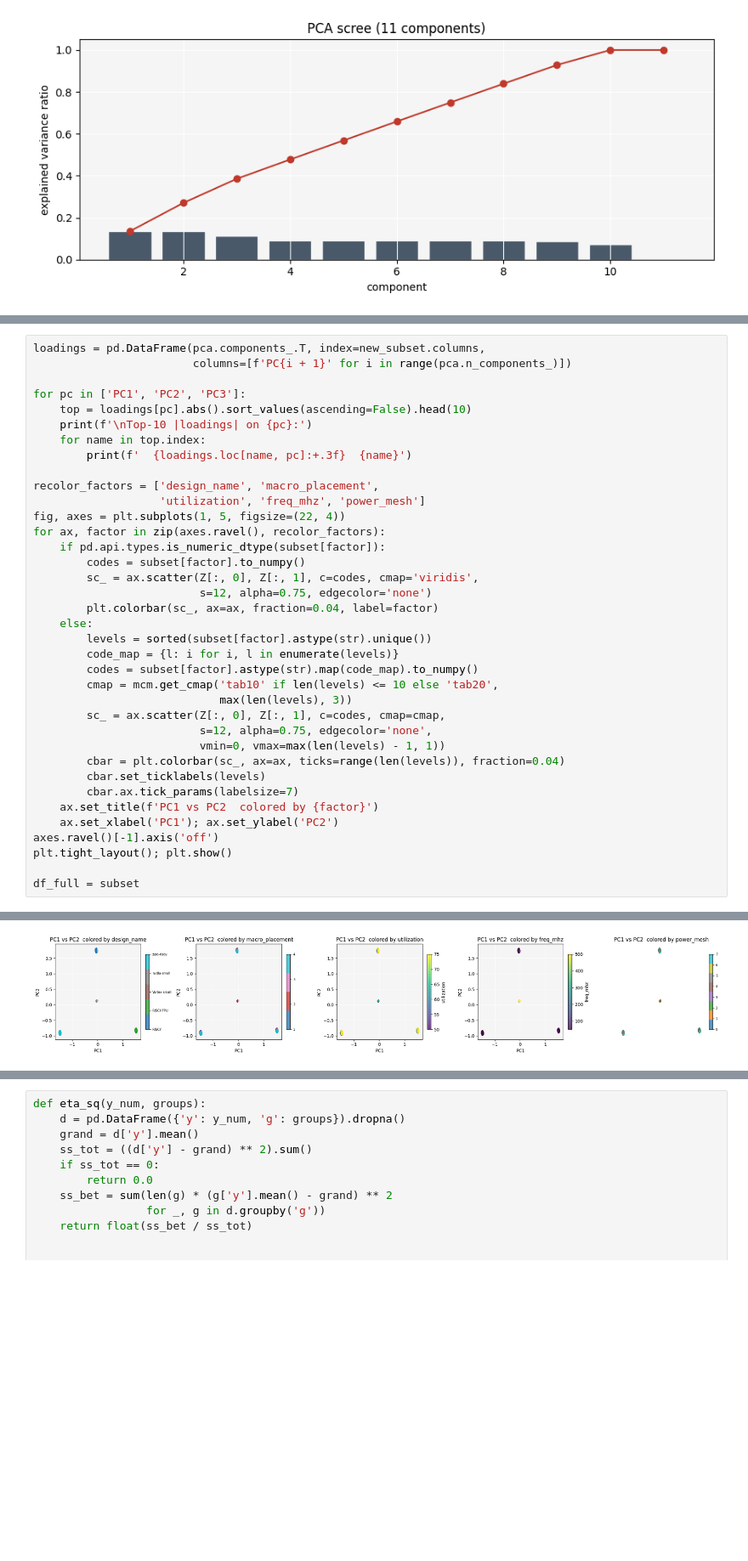
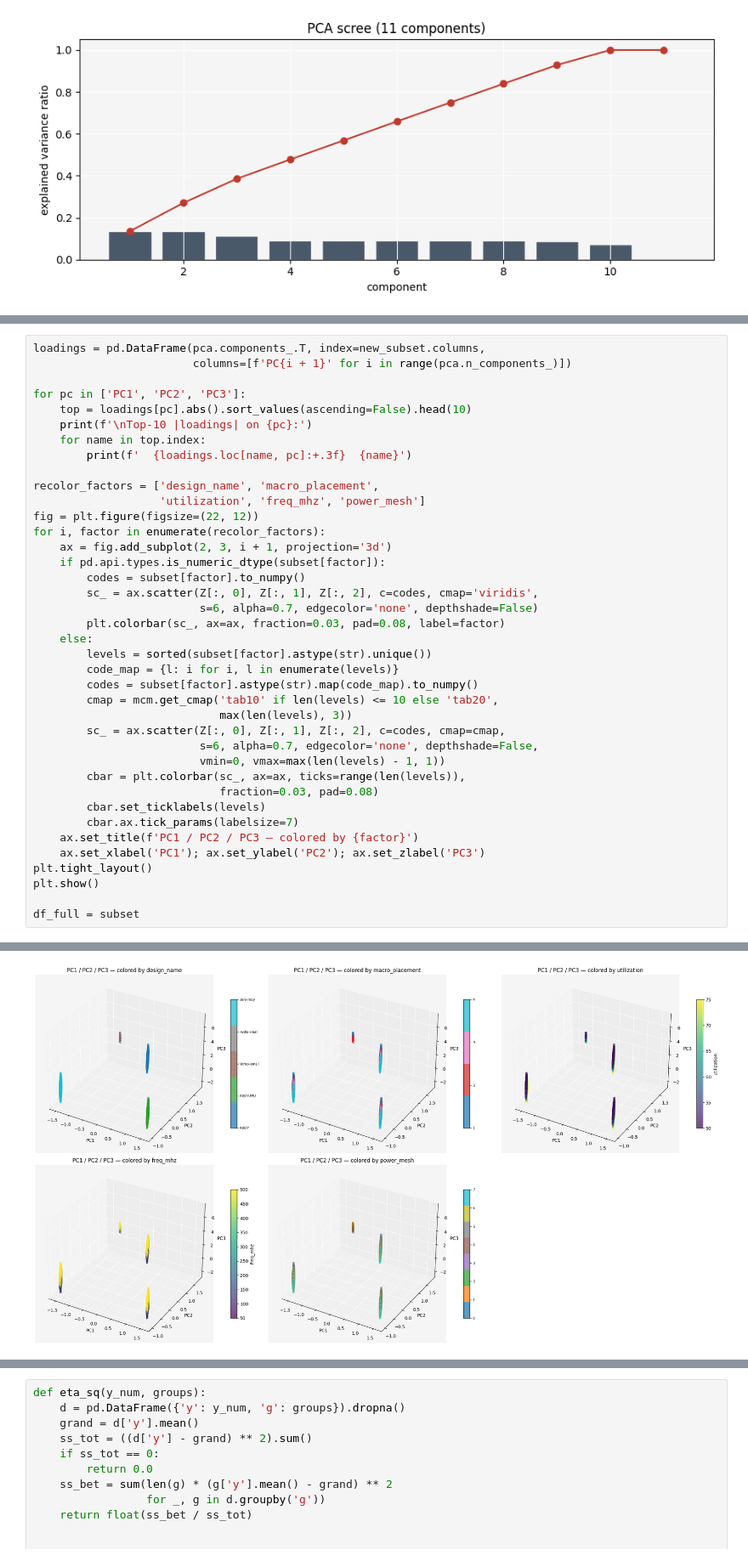
Before and after one commit to beppSpedicato/CircuitNet, a Jupyter notebook: dataset_description_and_partitioning/feature_axis_validation_N14.ipynb, the cells around one changed output, grey strips where cells are left out. Shown at 85% size. Saved outputs shown, nothing was run; the diff lists cells and outputs as text; blank space fills up the shorter version.

```diff
--- a/dataset_description_and_partitioning/feature_axis_validation_N14.ipynb
+++ b/dataset_description_and_partitioning/feature_axis_validation_N14.ipynb
@@ -357,50 +297,52 @@ for pc in ['PC1', 'PC2', 'PC3']:
 
 recolor_factors = ['design_name', 'macro_placement',
                    'utilization', 'freq_mhz', 'power_mesh']
-fig, axes = plt.subplots(1, 5, figsize=(22, 4))
-for ax, factor in zip(axes.ravel(), recolor_factors):
+fig = plt.figure(figsize=(22, 12))
+for i, factor in enumerate(recolor_factors):
+    ax = fig.add_subplot(2, 3, i + 1, projection='3d')
     if pd.api.types.is_numeric_dtype(subset[factor]):
         codes = subset[factor].to_numpy()
-        sc_ = ax.scatter(Z[:, 0], Z[:, 1], c=codes, cmap='viridis',
-                         s=12, alpha=0.75, edgecolor='none')
-        plt.colorbar(sc_, ax=ax, fraction=0.04, label=factor)
+        sc_ = ax.scatter(Z[:, 0], Z[:, 1], Z[:, 2], c=codes, cmap='viridis',
+                         s=6, alpha=0.7, edgecolor='none', depthshade=False)
+        plt.colorbar(sc_, ax=ax, fraction=0.03, pad=0.08, label=factor)
     else:
         levels = sorted(subset[factor].astype(str).unique())
         code_map = {l: i for i, l in enumerate(levels)}
         codes = subset[factor].astype(str).map(code_map).to_numpy()
         cmap = mcm.get_cmap('tab10' if len(levels) <= 10 else 'tab20',
                             max(len(levels), 3))
-        sc_ = ax.scatter(Z[:, 0], Z[:, 1], c=codes, cmap=cmap,
-                         s=12, alpha=0.75, edgecolor='none',
+        sc_ = ax.scatter(Z[:, 0], Z[:, 1], Z[:, 2], c=codes, cmap=cmap,
+                         s=6, alpha=0.7, edgecolor='none', depthshade=False,
                          vmin=0, vmax=max(len(levels) - 1, 1))
-        cbar = plt.colorbar(sc_, ax=ax, ticks=range(len(levels)), fraction=0.04)
+        cbar = plt.colorbar(sc_, ax=ax, ticks=range(len(levels)),
+                            fraction=0.03, pad=0.08)
         cbar.set_ticklabels(levels)
         cbar.ax.tick_params(labelsize=7)
-    ax.set_title(f'PC1 vs PC2  colored by {factor}')
-    ax.set_xlabel('PC1'); ax.set_ylabel('PC2')
-axes.ravel()[-1].axis('off')
-plt.tight_layout(); plt.show()
+    ax.set_title(f'PC1 / PC2 / PC3 — colored by {factor}')
+    ax.set_xlabel('PC1'); ax.set_ylabel('PC2'); ax.set_zlabel('PC3')
+plt.tight_layout()
+plt.show()
 
 df_full = subset
 # %% [output]
 Top-10 |loadings| on PC1:
   +0.717  design_name_RISCY-FPU
   -0.696  design_name_zero-riscy
   -0.021  design_name_RISCY
   -0.011  filler_insertion
   +0.008  macro_placement
   +0.004  power_mesh
   +0.003  utilization
   -0.002  aspect_ratio
   -0.002  design_name_Vortex-small
   -0.001  design_name_nvdla-small
 
 ... (19 lines left out)
   +0.228  freq_mhz
   -0.083  design_name_RISCY
   -0.058  design_name_zero-riscy
   -0.051  design_name_RISCY-FPU
-[figure, old version]
+[figure, new version]
 # %% [markdown]
 # Variance decomposition — variance-weighted η² on the leading PCs
 
```
Also changed, not shown: parts of 13 cells of this notebook, 2 other files.
